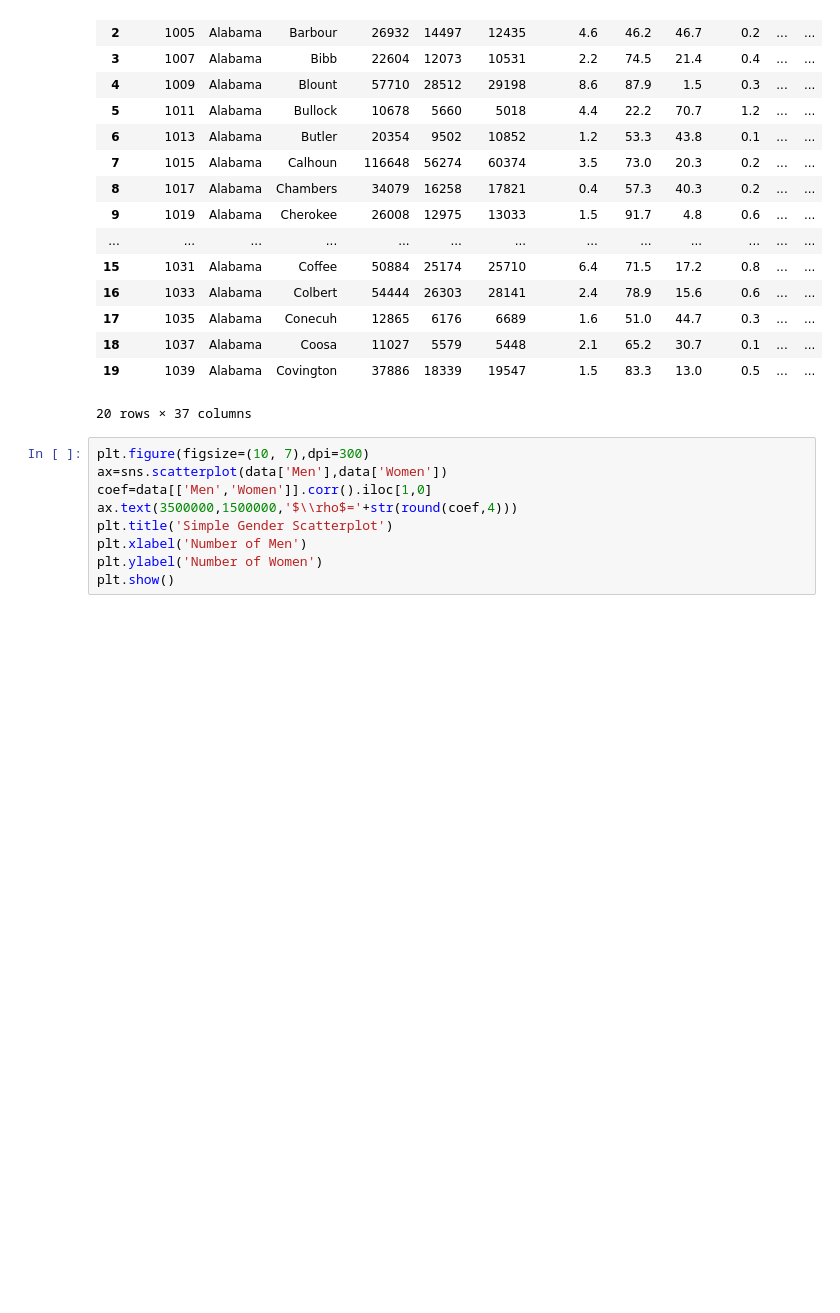
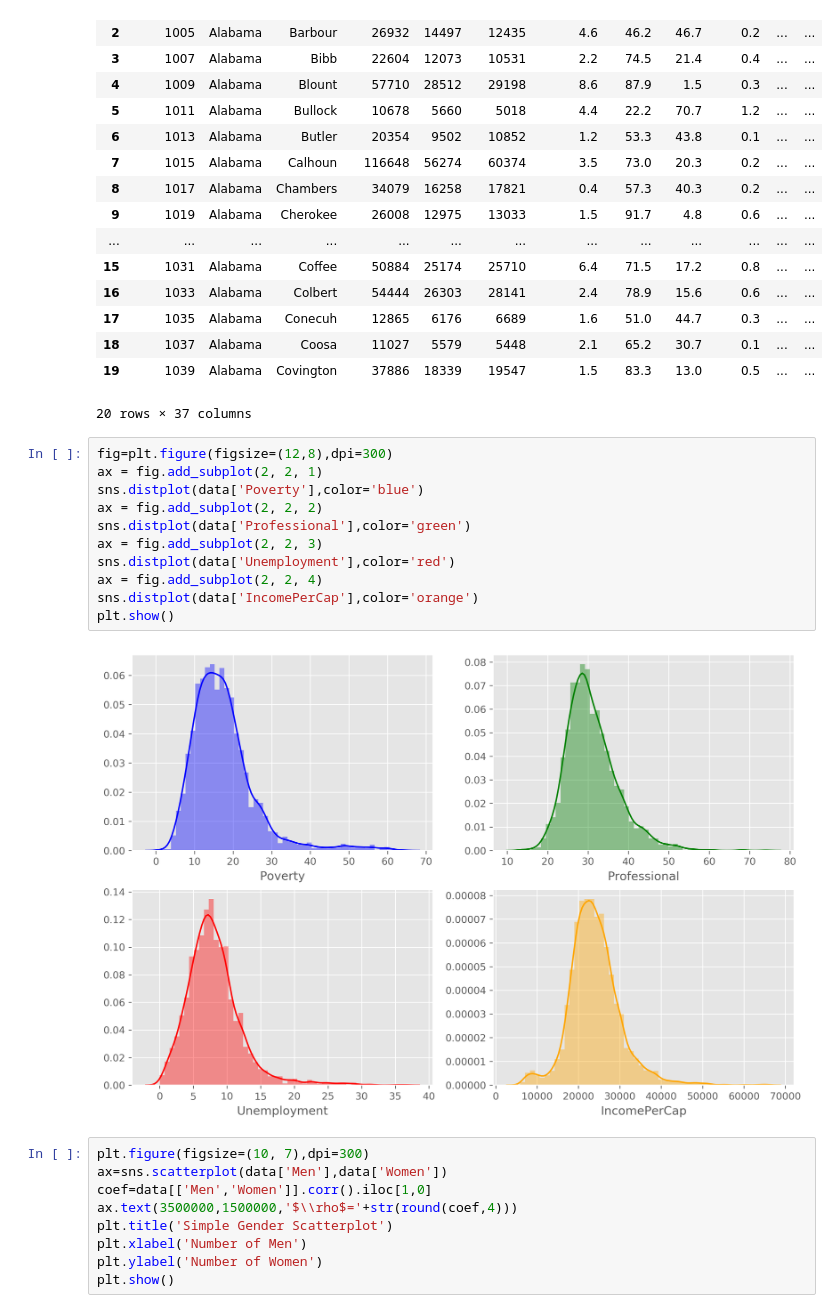
Before and after one commit to hands-on-econ/Hands-On-Econ, a Jupyter notebook: Michaelmas/1. Course Overview and Preliminaries.ipynb, the cells around one changed output. Saved outputs shown, nothing was run; the diff lists cells and outputs as text; blank space fills up the shorter version.

```diff
--- a/Michaelmas/1. Course Overview and Preliminaries.ipynb
+++ b/Michaelmas/1. Course Overview and Preliminaries.ipynb
@@ -53,6 +53,19 @@ data.head(20)
 | 18 | 1037 | Alabama | Coosa | 11027 | 5579 | 5448 | 2.1 | 65.2 | 30.7 | 0.1 | ... | ... |
 | 19 | 1039 | Alabama | Covington | 37886 | 18339 | 19547 | 1.5 | 83.3 | 13.0 | 0.5 | ... | ... |
 20 rows × 37 columns
+# %%
+fig=plt.figure(figsize=(12,8),dpi=300)
+ax = fig.add_subplot(2, 2, 1)
+sns.distplot(data['Poverty'],color='blue')
+ax = fig.add_subplot(2, 2, 2)
+sns.distplot(data['Professional'],color='green')
+ax = fig.add_subplot(2, 2, 3)
+sns.distplot(data['Unemployment'],color='red')
+ax = fig.add_subplot(2, 2, 4)
+sns.distplot(data['IncomePerCap'],color='orange')
+plt.show()
+# %% [output]
+[figure, added]
 # %%
 plt.figure(figsize=(10, 7),dpi=300)
 ax=sns.scatterplot(data['Men'],data['Women'])
```
Also changed, not shown: 1 other file.
